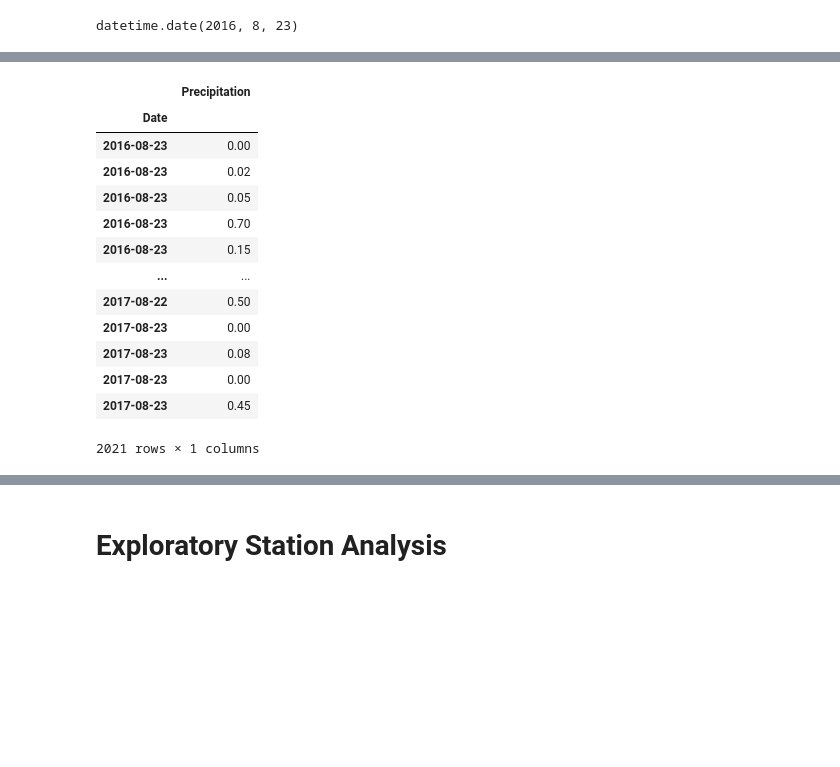
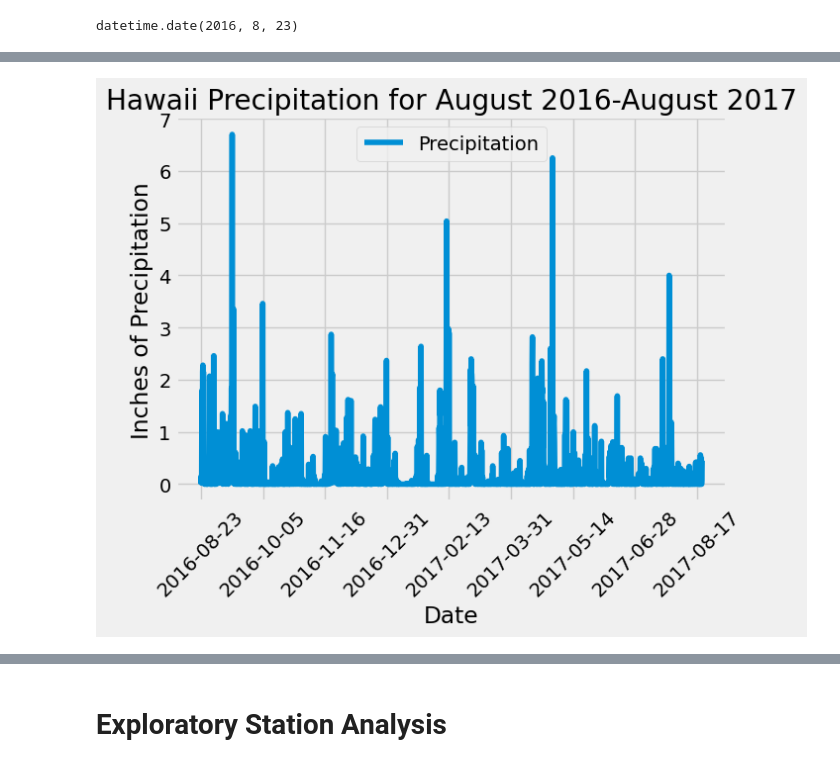
Before and after one commit to jenna-mk/sqlalchemy-challenge, a Jupyter notebook: Starter_Code/climate_starter.ipynb, the cells around one changed output, grey strips where cells are left out. Cells and saved outputs as stored; diff of their text form; code cells hidden in the pictures; blank space fills up the shorter version.

```diff
--- a/Starter_Code/climate_starter.ipynb
+++ b/Starter_Code/climate_starter.ipynb
@@ -99,20 +93,11 @@ precip_df
-# %%
-# Sort the dataframe by date
-precip_df_sorted = precip_df.sort_values(by='Date')
-precip_df_sorted
-# %% [output]
-|  | Precipitation |
-| Date |  |
-| 2016-08-23 | 0.00 |
-| 2016-08-23 | 0.02 |
-| 2016-08-23 | 0.05 |
-| 2016-08-23 | 0.70 |
-| 2016-08-23 | 0.15 |
-| ... | ... |
-| 2017-08-22 | 0.50 |
-| 2017-08-23 | 0.00 |
-| 2017-08-23 | 0.08 |
-| 2017-08-23 | 0.00 |
-| 2017-08-23 | 0.45 |
-2021 rows × 1 columns
+# %%
+# Use Pandas Plotting with Matplotlib to plot the data
+precip_df.plot(rot=45)
+# Limit the x ticks so that only one per month is displayed
+plt.xlabel("Date")
+plt.ylabel("Inches of Precipitation")
+plt.title("Hawaii Precipitation for August 2016-August 2017")
+plt.show()
+# %% [output]
+[figure, added]
 # %%
```
Also changed, not shown: parts of 8 cells of this notebook.
